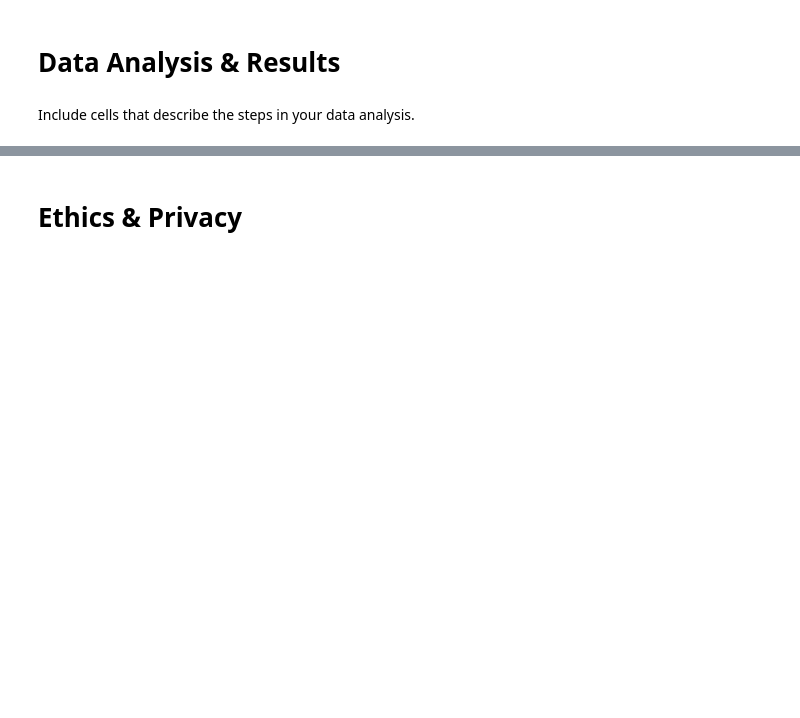
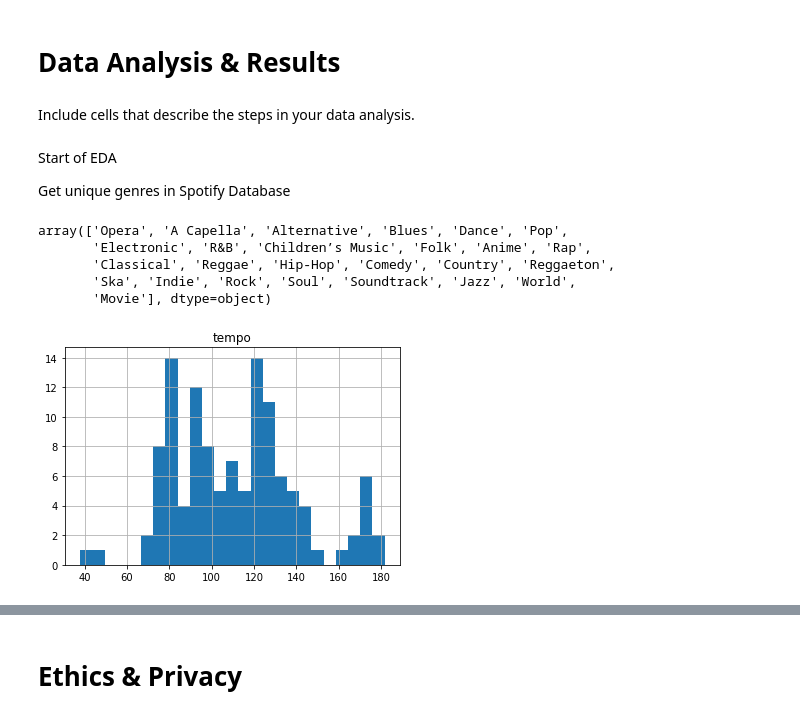
Before and after one commit to jamesjaeyu/SpotifyGenreAnalysis, a Jupyter notebook: FinalProject_group88.ipynb, the cells around one changed output, grey strips where cells are left out. Drawn from its saved outputs; the diff is of its cells as text; code cells hidden in the pictures; blank space fills up the shorter version.

```diff
--- a/FinalProject_group88.ipynb
+++ b/FinalProject_group88.ipynb
@@ -167,0 +165,49 @@ Include cells that describe the steps in your data analysis.
+# %% [markdown]
+Start of EDA
+
+Get unique genres in Spotify Database
+# %%
+# Get unique genres from Spotify dataset
+genres = df.genre.unique()
+#genres = genres.sort()
+genres
+# %% [output]
+array(['Opera', 'A Capella', 'Alternative', 'Blues', 'Dance', 'Pop',
+       'Electronic', 'R&B', 'Children’s Music', 'Folk', 'Anime', 'Rap',
+       'Classical', 'Reggae', 'Hip-Hop', 'Comedy', 'Country', 'Reggaeton',
+       'Ska', 'Indie', 'Rock', 'Soul', 'Soundtrack', 'Jazz', 'World',
+       'Movie'], dtype=object)
+# %%
+# Create subset Dataframe per unique genre
+df_Acapella = df.loc[df['genre'] == 'A Capella']
+df_Alternative = df.loc[df['genre'] == 'Alternative']
+df_Anime = df.loc[df['genre'] == 'Anime']
+df_Blues = df.loc[df['genre'] == 'Blues']
+df_ChildrensMusic = df.loc[df['genre'] == "Children's Music"]
+df_Classical = df.loc[df['genre'] == 'Classical']
+df_Comdedy = df.loc[df['genre'] == 'Comedy']
+df_Country = df.loc[df['genre'] == 'Country']
+df_Dance = df.loc[df['genre'] == 'Dance']
+df_Electronic = df.loc[df['genre']=='Electronic']
+df_Folk = df.loc[df['genre']=='Folk']
+df_HipHop = df.loc[df['genre']=='Hip-Hop']
+df_Indie = df.loc[df['genre']=='Indie']
+df_Jazz = df.loc[df['genre']=='Jazz']
+df_Movie = df.loc[df['genre']=='Movie']
+df_Opera = df.loc[df['genre'] == 'Opera']
+df_Pop = df.loc[df['genre']=='Pop']
+df_RandB = df.loc[df['genre']=='R&B']
+df_Rap = df.loc[df['genre']=='Rap']
+df_Reggae = df.loc[df['genre']=='Reggae']
+df_Reggaeton = df.loc[df['genre']=='Reggaeton']
+df_Rock = df.loc[df['genre']=='Rock']
+df_Ska= df.loc[df['genre']=='Ska']
+df_Soul = df.loc[df['genre']=='Soul']
+df_Soundtrack= df.loc[df['genre']=='Soundtrack']
+df_World = df.loc[df['genre']=='World']
+# %%
+df_Acapella.hist(column='tempo', bins=25);
+
+f1 = plt.gcf()
+# %% [output]
+[figure, added]
```
Also changed, not shown: parts of 15 cells of this notebook.
